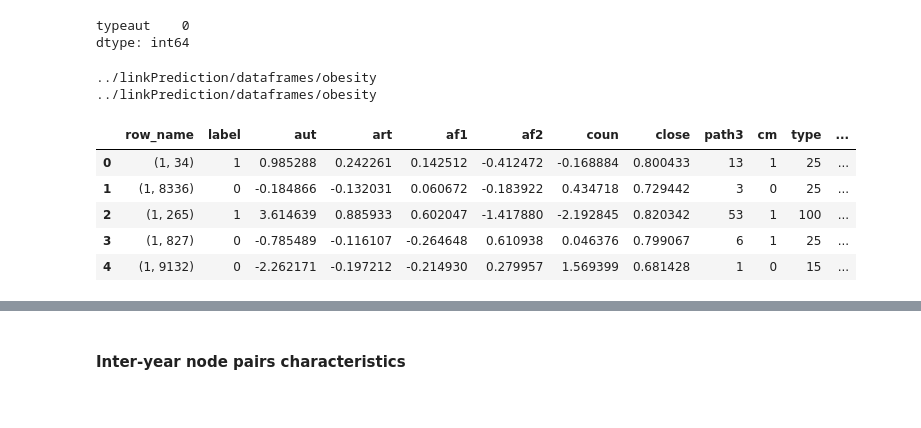
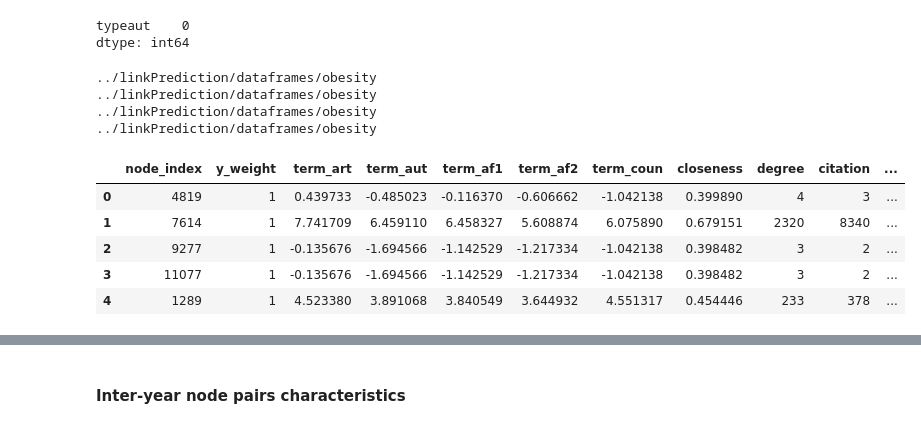
Before and after one commit to ffaisal93/linkPrediction, a Jupyter notebook: Link_Analysis.ipynb, the cells around one changed output, grey strips where cells are left out. Cells and saved outputs as stored; diff of their text form; code cells hidden in the pictures.

```diff
--- a/Link_Analysis.ipynb
+++ b/Link_Analysis.ipynb
@@ -42,7 +44,7 @@ importlib.reload(gr)
 # %% [markdown]
 #### filepath
 # %%
-select_domain  = 0 #0:apnea ro 1:obesity
+select_domain  = 1 #0:apnea ro 1:obesity
 domain = ['apnea','obesity']
 root = '../linkPrediction/'
 filepath=[['dataset/apnea-all,3.csv',
@@ -54,6 +56,7 @@ datapath=root+'dataframes/'+domain[select_domain]
 modelpath=root+'models/'+domain[select_domain]
 column_split=['keyword','author_name','affiliation_1','affiliation_2','country']
 #time=[parent_start_year, train_start_year, test_start_year, total_test_period_in_year, total_year_in_each_iteration]
+times=[2007,2008,2015,1,1,200]
 time=[2007,2008,2015,1,1,200]
 df, key_list = ut.load_dataset(filepath[select_domain], column_split)
 # %% [markdown]
@@ -346,14 +336,20 @@ dtype: int64
 # %%
 node_feature = ut.load_data(datapath, domain[select_domain], "node_feature", time)
 node_feature[2008].head()
 train_data = ut.load_data(datapath, domain[select_domain], "train_data", time)
 train_data[2008].head()
+test_data = ut.load_data(datapath, domain[select_domain], "test_data", time)
+test_data[2015].head()
+test_node = ut.load_data(datapath, domain[select_domain], "test_node", time)
+test_node[2015].head()
 # %% [output]
 ../linkPrediction/dataframes/obesity
 ../linkPrediction/dataframes/obesity
+../linkPrediction/dataframes/obesity
+../linkPrediction/dataframes/obesity
-|  | row_name | label | aut | art | af1 | af2 | coun | close | path3 | cm | type | ... |
-| 0 | (1, 34) | 1 | 0.985288 | 0.242261 | 0.142512 | -0.412472 | -0.168884 | 0.800433 | 13 | 1 | 25 | ... |
-| 1 | (1, 8336) | 0 | -0.184866 | -0.132031 | 0.060672 | -0.183922 | 0.434718 | 0.729442 | 3 | 0 | 25 | ... |
-| 2 | (1, 265) | 1 | 3.614639 | 0.885933 | 0.602047 | -1.417880 | -2.192845 | 0.820342 | 53 | 1 | 100 | ... |
-| 3 | (1, 827) | 0 | -0.785489 | -0.116107 | -0.264648 | 0.610938 | 0.046376 | 0.799067 | 6 | 1 | 25 | ... |
-| 4 | (1, 9132) | 0 | -2.262171 | -0.197212 | -0.214930 | 0.279957 | 1.569399 | 0.681428 | 1 | 0 | 15 | ... |
+|  | node_index | y_weight | term_art | term_aut | term_af1 | term_af2 | term_coun | closeness | degree | citation | ... |
+| 0 | 4819 | 1 | 0.439733 | -0.485023 | -0.116370 | -0.606662 | -1.042138 | 0.399890 | 4 | 3 | ... |
+| 1 | 7614 | 1 | 7.741709 | 6.459110 | 6.458327 | 5.608874 | 6.075890 | 0.679151 | 2320 | 8340 | ... |
+| 2 | 9277 | 1 | -0.135676 | -1.694566 | -1.142529 | -1.217334 | -1.042138 | 0.398482 | 3 | 2 | ... |
+| 3 | 11077 | 1 | -0.135676 | -1.694566 | -1.142529 | -1.217334 | -1.042138 | 0.398482 | 3 | 2 | ... |
+| 4 | 1289 | 1 | 4.523380 | 3.891068 | 3.840549 | 3.644932 | 4.551317 | 0.454446 | 233 | 378 | ... |
```
Also changed, not shown: parts of 11 cells of this notebook, 1 other file.
